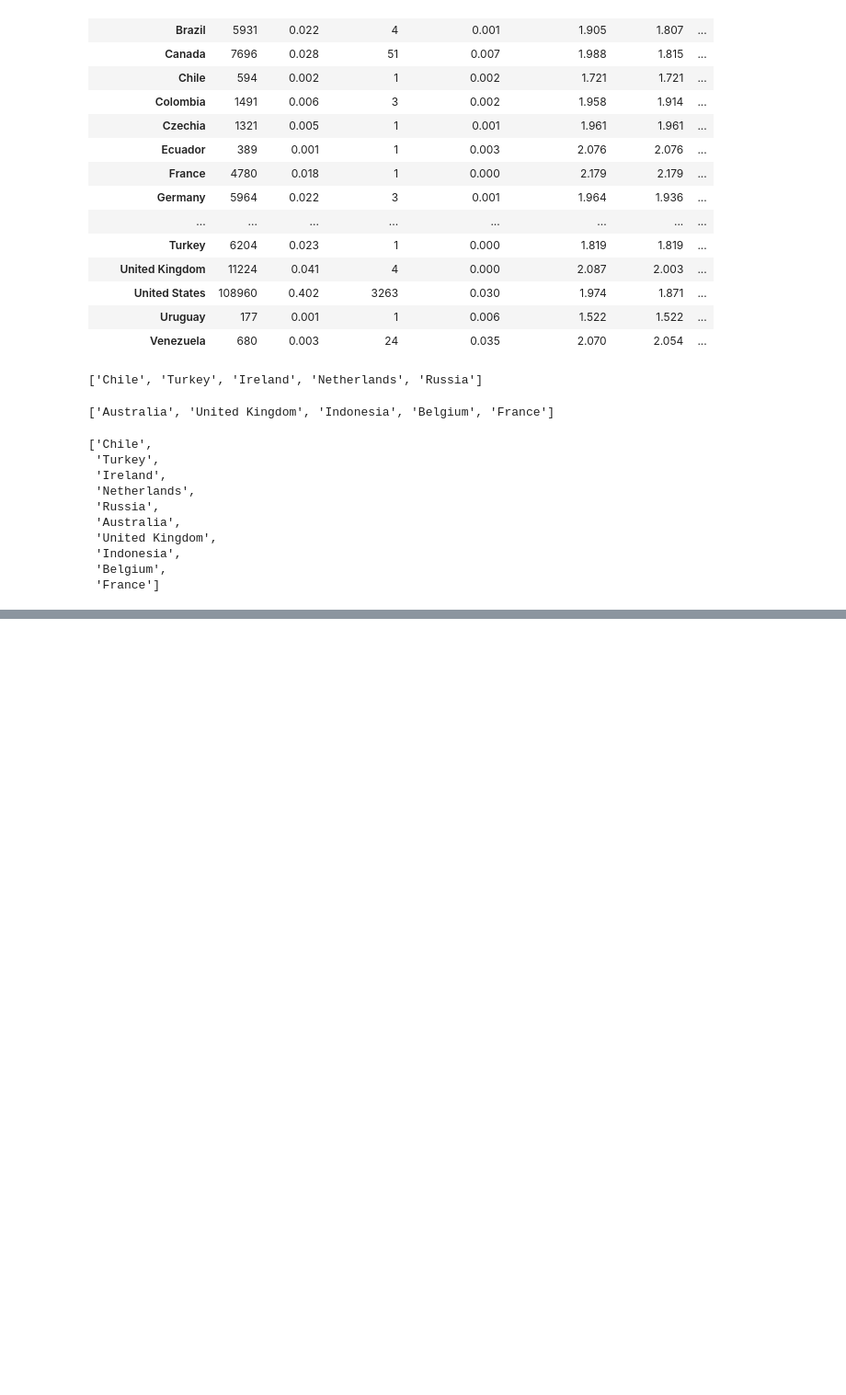
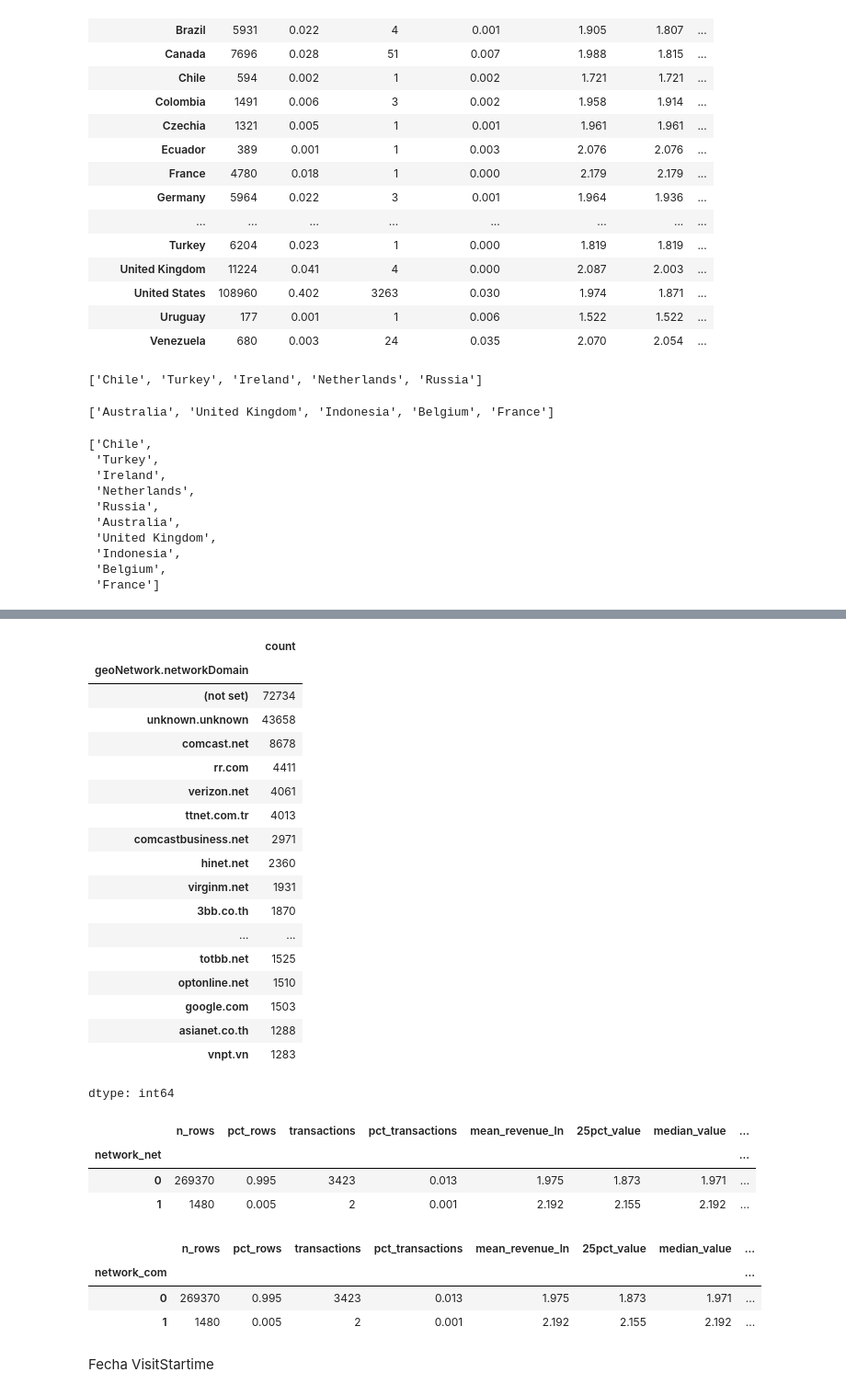
Before and after one commit to KARENCMP82/Python, a Jupyter notebook: GACR_Regresion_clase.ipynb, the cells around one changed output, grey strips where cells are left out. Shown: that part at 92% size. Saved outputs shown, nothing was run; the diff lists cells and outputs as text; code cells hidden in the pictures; blank space fills up the shorter version.

```diff
--- a/GACR_Regresion_clase.ipynb
+++ b/GACR_Regresion_clase.ipynb
@@ -642,0 +652,22 @@ IndexError: index -1 is out of bounds for axis 0 with size 0
+# %%
+df['geoNetwork.networkDomain'].value_counts().head(20)
+# %% [output]
+|  | count |
+| geoNetwork.networkDomain |  |
+| (not set) | 72734 |
+| unknown.unknown | 43658 |
+| comcast.net | 8678 |
+| rr.com | 4411 |
+| verizon.net | 4061 |
+| ttnet.com.tr | 4013 |
+| comcastbusiness.net | 2971 |
+| hinet.net | 2360 |
+| virginm.net | 1931 |
+| 3bb.co.th | 1870 |
+| ... | ... |
+| totbb.net | 1525 |
+| optonline.net | 1510 |
+| google.com | 1503 |
+| asianet.co.th | 1288 |
+| vnpt.vn | 1283 |
+dtype: int64
@@ -642,0 +678,16 @@ IndexError: index -1 is out of bounds for axis 0 with size 0
+# %%
+explore_cat_values(df,'network_net', TARGET_LOG)
+# %% [output]
+|  | n_rows | pct_rows | transactions | pct_transactions | mean_revenue_ln | 25pct_value | median_value | ... |
+| network_net |  |  |  |  |  |  |  | ... |
+| 0 | 269370 | 0.995 | 3423 | 0.013 | 1.975 | 1.873 | 1.971 | ... |
+| 1 | 1480 | 0.005 | 2 | 0.001 | 2.192 | 2.155 | 2.192 | ... |
+# %%
+explore_cat_values(df,'network_com', TARGET_LOG)
+# %% [output]
+|  | n_rows | pct_rows | transactions | pct_transactions | mean_revenue_ln | 25pct_value | median_value | ... |
+| network_com |  |  |  |  |  |  |  | ... |
+| 0 | 269370 | 0.995 | 3423 | 0.013 | 1.975 | 1.873 | 1.971 | ... |
+| 1 | 1480 | 0.005 | 2 | 0.001 | 2.192 | 2.155 | 2.192 | ... |
+# %% [markdown]
+Fecha VisitStartime
```
Also changed, not shown: parts of 17 cells of this notebook.
